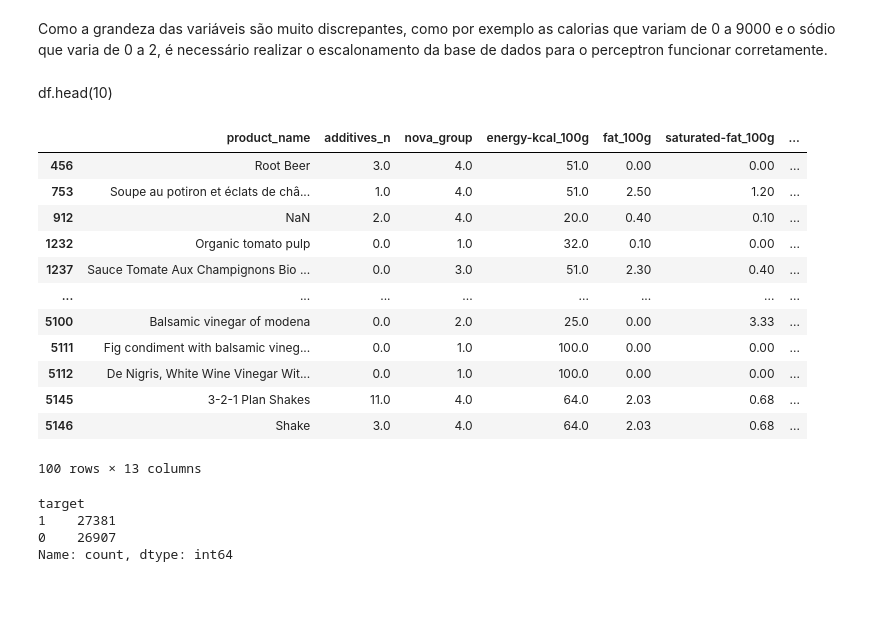
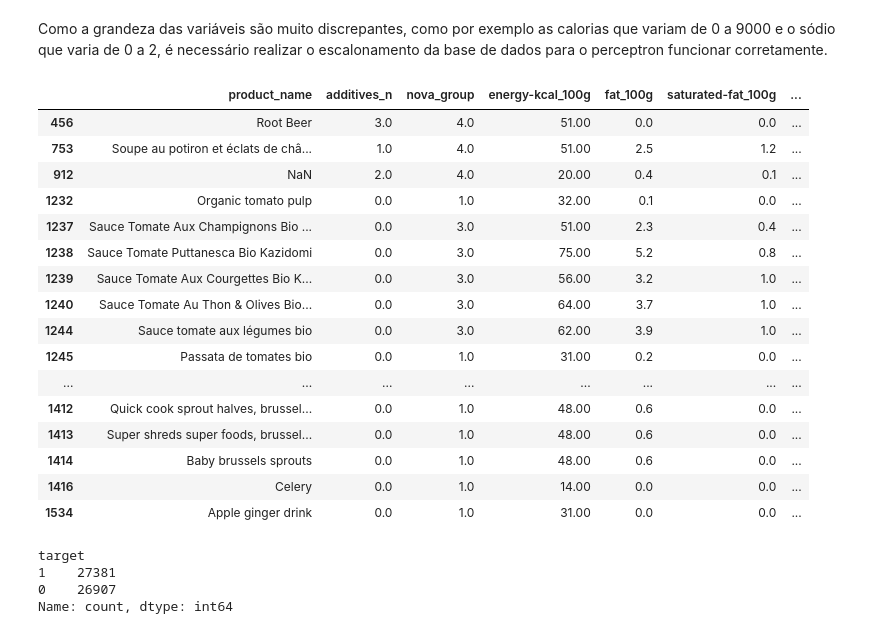
Before and after one commit to rennyzito/PD, a Jupyter notebook: main.ipynb, the cells around one changed output. Saved outputs shown, nothing was run; the diff lists cells and outputs as text; code cells hidden in the pictures; blank space fills up the shorter version.

```diff
--- a/main.ipynb
+++ b/main.ipynb
@@ -82,7 +82,7 @@ cols_to_use = ['product_name', 'energy-kcal_100g', 'fat_100g', 'saturated-fat_10
                'sugars_100g', 'fiber_100g', 'proteins_100g', 'salt_100g', 'sodium_100g',
                'additives_n', 'nova_group']
 
-df = pd.read_csv('/Users/rennan.araujo/Documents/InfNet/MLOps/PD/archive (1)/en.openfoodfacts.org.products.csv',
+df = pd.read_csv('/Users/rennan.araujo/Documents/InfNet/MLOps/PD/en.openfoodfacts.org.products.csv',
                  sep='\t',
                  usecols=cols_to_use,
                  low_memory=False,
@@ -118,24 +118,26 @@ Para additives_n, como é um número inteiro de aditivos, preenchemos com 0 se e
 df['additives_n'] = df['additives_n'].fillna(0)
 # %% [markdown]
 Como a grandeza das variáveis são muito discrepantes, como por exemplo as calorias que variam de 0 a 9000 e o sódio que varia de 0 a 2, é necessário realizar o escalonamento da base de dados para o perceptron funcionar corretamente.
-# %% [markdown]
-df.head(10)
 # %%
-df.head(100)
+df.head(20)
 # %% [output]
 |  | product_name | additives_n | nova_group | energy-kcal_100g | fat_100g | saturated-fat_100g | ... |
-| 456 | Root Beer | 3.0 | 4.0 | 51.0 | 0.00 | 0.00 | ... |
-| 753 | Soupe au potiron et éclats de châ... | 1.0 | 4.0 | 51.0 | 2.50 | 1.20 | ... |
-| 912 | NaN | 2.0 | 4.0 | 20.0 | 0.40 | 0.10 | ... |
-| 1232 | Organic tomato pulp | 0.0 | 1.0 | 32.0 | 0.10 | 0.00 | ... |
-| 1237 | Sauce Tomate Aux Champignons Bio ... | 0.0 | 3.0 | 51.0 | 2.30 | 0.40 | ... |
+| 456 | Root Beer | 3.0 | 4.0 | 51.00 | 0.0 | 0.0 | ... |
+| 753 | Soupe au potiron et éclats de châ... | 1.0 | 4.0 | 51.00 | 2.5 | 1.2 | ... |
+| 912 | NaN | 2.0 | 4.0 | 20.00 | 0.4 | 0.1 | ... |
+| 1232 | Organic tomato pulp | 0.0 | 1.0 | 32.00 | 0.1 | 0.0 | ... |
+| 1237 | Sauce Tomate Aux Champignons Bio ... | 0.0 | 3.0 | 51.00 | 2.3 | 0.4 | ... |
+| 1238 | Sauce Tomate Puttanesca Bio Kazidomi | 0.0 | 3.0 | 75.00 | 5.2 | 0.8 | ... |
+| 1239 | Sauce Tomate Aux Courgettes Bio K... | 0.0 | 3.0 | 56.00 | 3.2 | 1.0 | ... |
+| 1240 | Sauce Tomate Au Thon & Olives Bio... | 0.0 | 3.0 | 64.00 | 3.7 | 1.0 | ... |
+| 1244 | Sauce tomate aux légumes bio | 0.0 | 3.0 | 62.00 | 3.9 | 1.0 | ... |
+| 1245 | Passata de tomates bio | 0.0 | 1.0 | 31.00 | 0.2 | 0.0 | ... |
 | ... | ... | ... | ... | ... | ... | ... | ... |
-| 5100 | Balsamic vinegar of modena | 0.0 | 2.0 | 25.0 | 0.00 | 3.33 | ... |
-| 5111 | Fig condiment with balsamic vineg... | 0.0 | 1.0 | 100.0 | 0.00 | 0.00 | ... |
-| 5112 | De Nigris, White Wine Vinegar Wit... | 0.0 | 1.0 | 100.0 | 0.00 | 0.00 | ... |
-| 5145 | 3-2-1 Plan Shakes | 11.0 | 4.0 | 64.0 | 2.03 | 0.68 | ... |
-| 5146 | Shake | 3.0 | 4.0 | 64.0 | 2.03 | 0.68 | ... |
+| 1412 | Quick cook sprout halves, brussel... | 0.0 | 1.0 | 48.00 | 0.6 | 0.0 | ... |
+| 1413 | Super shreds super foods, brussel... | 0.0 | 1.0 | 48.00 | 0.6 | 0.0 | ... |
+| 1414 | Baby brussels sprouts | 0.0 | 1.0 | 48.00 | 0.6 | 0.0 | ... |
+| 1416 | Celery | 0.0 | 1.0 | 14.00 | 0.0 | 0.0 | ... |
+| 1534 | Apple ginger drink | 0.0 | 1.0 | 31.00 | 0.0 | 0.0 | ... |
-100 rows × 13 columns
 # %%
 scaler = StandardScaler()
 
```
Also changed, not shown: parts of 8 cells of this notebook.
